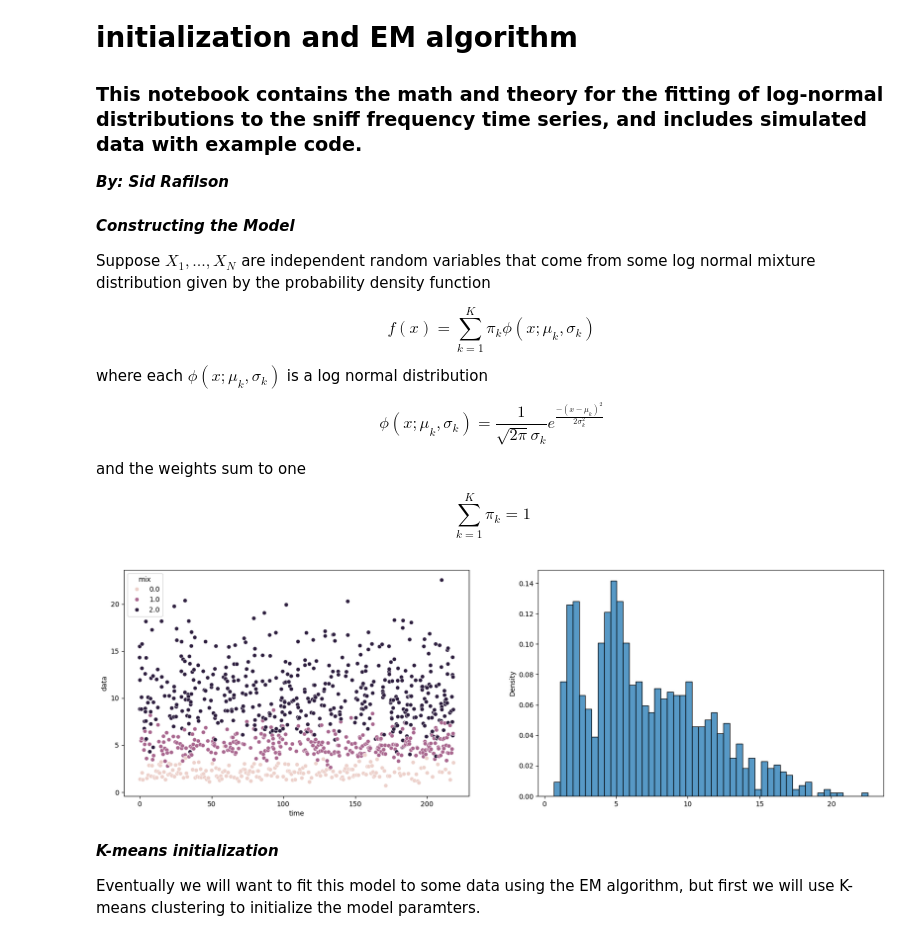
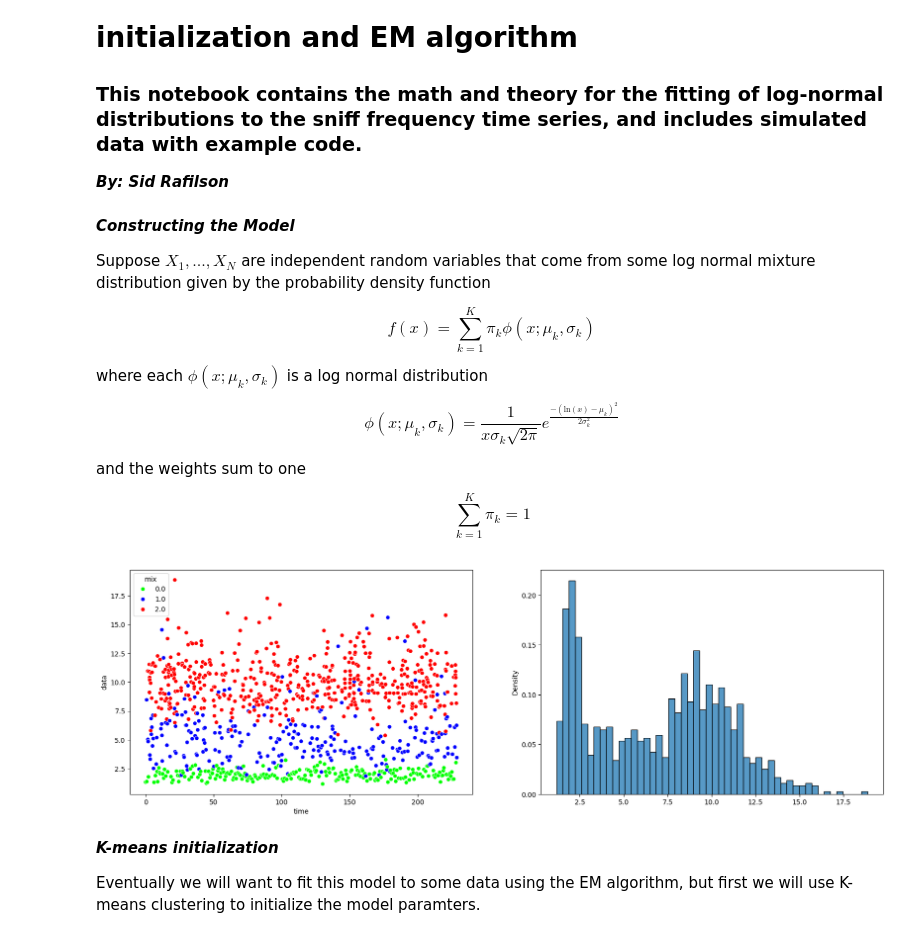
Before and after one commit to Sid-Rafilson-1617/sniff-LFP, a Jupyter notebook: EM_lognormal_mixture.ipynb, the cells around one changed output. Saved outputs shown, nothing was run; the diff lists cells and outputs as text; code cells hidden in the pictures.

```diff
--- a/EM_lognormal_mixture.ipynb
+++ b/EM_lognormal_mixture.ipynb
@@ -23,7 +29,7 @@ where each $\phi(x; \mu_k, \sigma_k)$ is a log normal distribution
 
 $$
 \begin{equation*}
-\phi(x; \mu_k, \sigma_k) = \frac{1}{\sqrt{2\pi}\sigma_k}e^{\frac{-(x - \mu_k)^2}{2\sigma_k^2}}
+\phi(x; \mu_k, \sigma_k) = \frac{1}{x \sigma_k \sqrt{2\pi}}e^{\frac{-(\text{ln}(x) - \mu_k)^2}{2\sigma_k^2}}
 \end{equation*}
 $$
 
@@ -36,30 +42,29 @@ $$
 $$
 # %%
 # Simulating some data from the log normal mixture distribution
-
 weights = [0.2, 0.3, 0.5]
 mus = [np.log(2), np.log(5), np.log(10)]
-sigmas = [0.3, 0.2, 0.3]
+sigmas = [0.2, 0.4, 0.2]
 
 n = 1_000
 data = np.zeros(n)
 mix = np.zeros(n)
 time = np.zeros(n + 1)
 for i in range(n):
     j = np.random.choice([0, 1, 2], p=weights)
     data[i] = np.random.lognormal(mus[j], sigmas[j])
     mix[i] = j
     time[i + 1] = time[i] + 1 / data[i]
 
 df = pd.DataFrame({'data': data, 'mix': mix, 'time': time[:-1]})
 
 
 fig, axs = plt.subplots(1, 2, figsize=(20, 6))
-sns.scatterplot(x='time', y='data', hue='mix', data=df, ax=axs[0])
+sns.scatterplot(x='time', y='data', hue='mix', palette = [(0,1,0), (0,0,1), (1,0,0)], data=df, ax=axs[0])
 sns.histplot(data, bins=50, ax=axs[1], stat='density')
 plt.show()
 # %% [output]
-[figure, old version]
+[figure, new version]
 # %% [markdown]
 ***K-means initialization***
 
```
Also changed, not shown: parts of 5 cells of this notebook.
